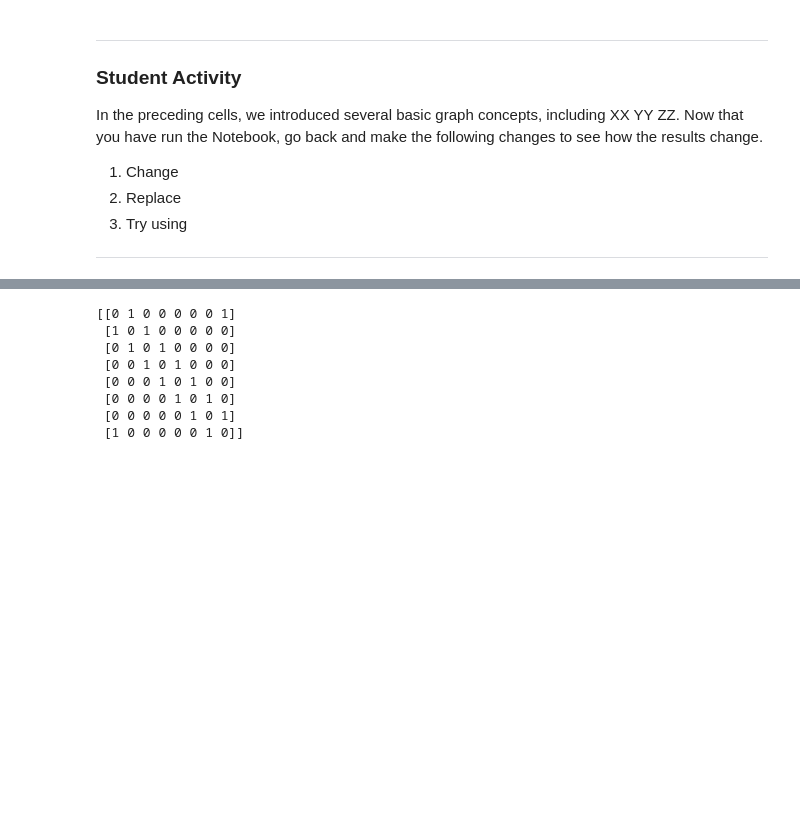
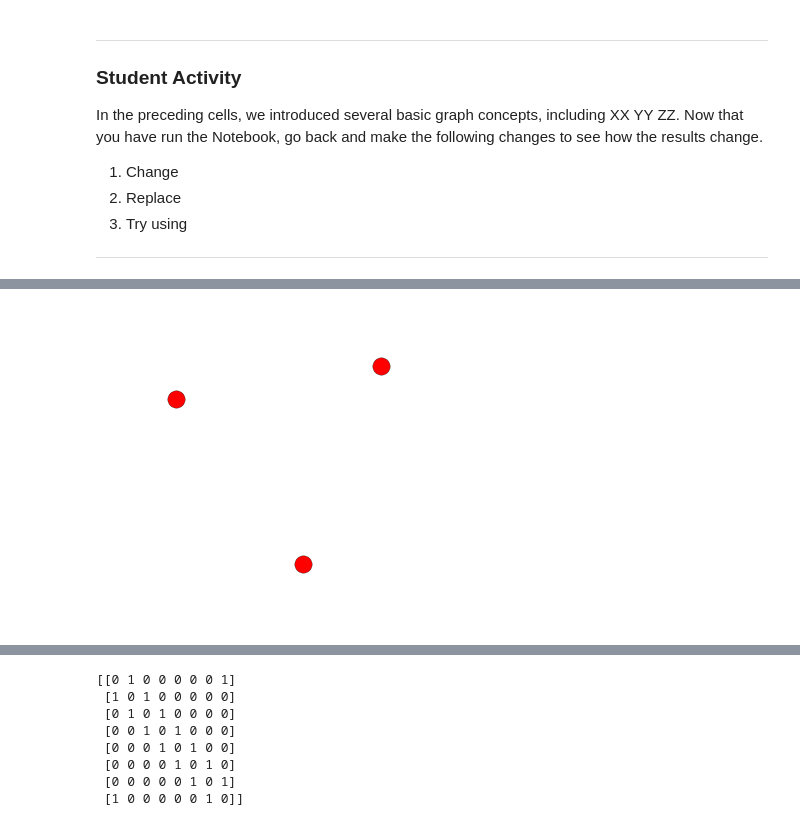
Before and after one commit to lcdm-uiuc/info490-sp16, a Jupyter notebook: Week10/notebooks/intro2na-gc.ipynb, the cells around one changed output, grey strips where cells are left out. Cells and saved outputs as stored; diff of their text form; code cells hidden in the pictures; blank space fills up the shorter version.

```diff
--- a/Week10/notebooks/intro2na-gc.ipynb
+++ b/Week10/notebooks/intro2na-gc.ipynb
@@ -44,0 +56,8 @@ warnings.filterwarnings("ignore")
+# %%
+g.add_nodes_from([2, 3])
+
+plt.figure(figsize=(4,4))
+nx.draw(g)
+plt.show()
+# %% [output]
+[figure, added]
```
Also changed, not shown: parts of 6 cells of this notebook, 8 other files.
